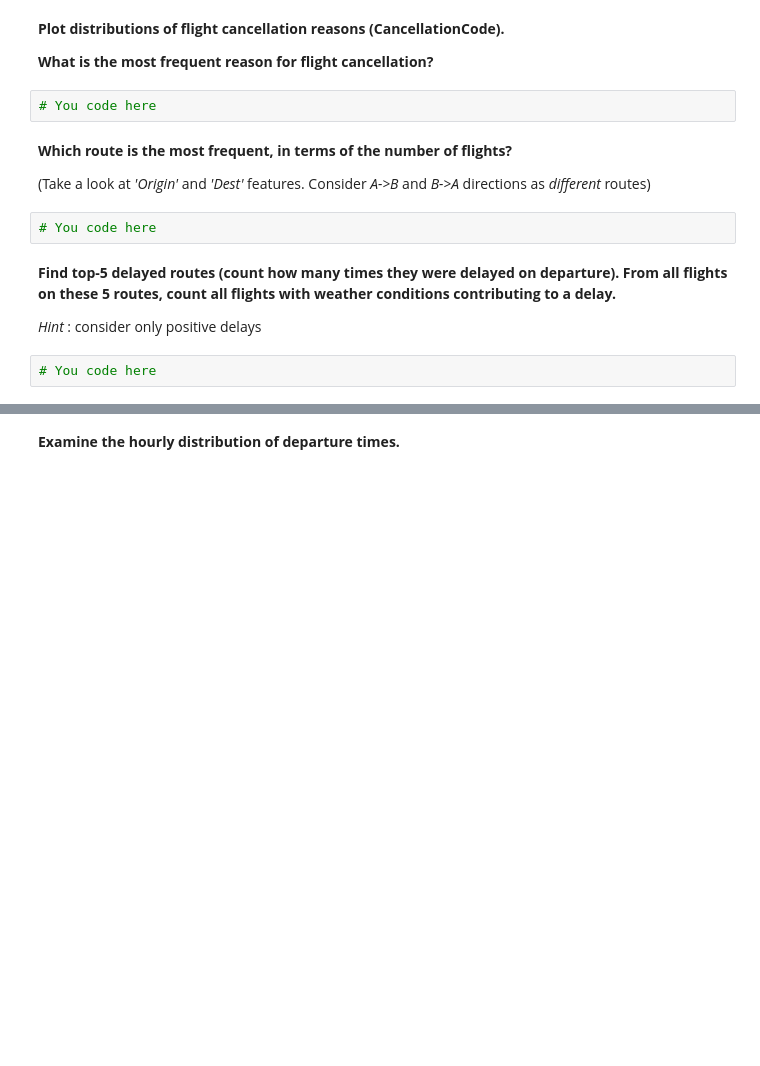
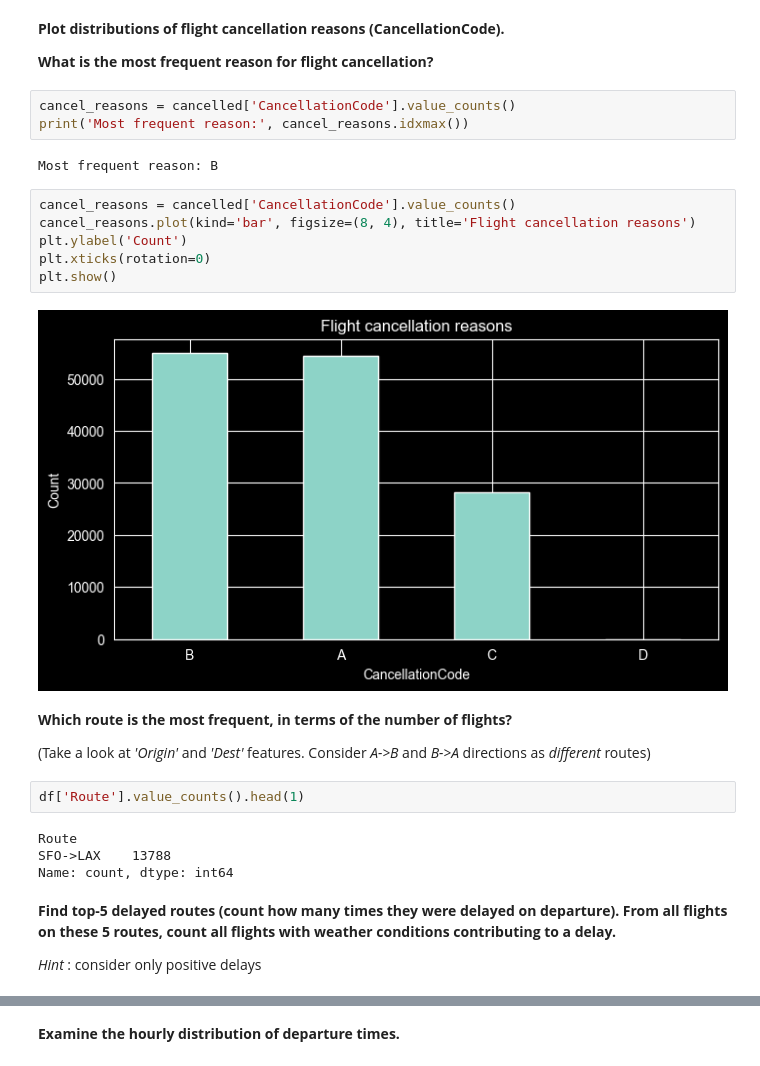
Before and after one commit to mentisVeritas/MLC, a Jupyter notebook: Homeworks/assignment_EDA.ipynb, the cells around one changed output, grey strips where cells are left out. Saved outputs shown, nothing was run; the diff lists cells and outputs as text; blank space fills up the shorter version.

```diff
--- a/Homeworks/assignment_EDA.ipynb
+++ b/Homeworks/assignment_EDA.ipynb
@@ -365,17 +358,30 @@ carrier# You code here
 **Plot distributions of flight cancellation reasons (CancellationCode).**
 
 **What is the most frequent reason for flight cancellation?**
-# %%
-# You code here
+# %%
+cancel_reasons = cancelled['CancellationCode'].value_counts()
+print('Most frequent reason:', cancel_reasons.idxmax())
+# %% [output]
+Most frequent reason: B
+# %%
+cancel_reasons = cancelled['CancellationCode'].value_counts()
+cancel_reasons.plot(kind='bar', figsize=(8, 4), title='Flight cancellation reasons')
+plt.ylabel('Count')
+plt.xticks(rotation=0)
+plt.show()
+# %% [output]
+[figure, added]
 # %% [markdown]
 **Which route is the most frequent, in terms of the number of flights?**
 
 (Take a look at _'Origin'_ and _'Dest'_ features. Consider _A->B_ and _B->A_ directions as _different_ routes)
-# %%
-# You code here
+# %%
+df['Route'].value_counts().head(1)
+# %% [output]
+Route
+SFO->LAX    13788
+Name: count, dtype: int64
 # %% [markdown]
 **Find top-5 delayed routes (count how many times they were delayed on departure). From all flights on these 5 routes, count all flights with weather conditions contributing to a delay.**
 
 _Hint_ : consider only positive delays
-# %%
-# You code here
```
Also changed, not shown: parts of 54 cells of this notebook, 1 other file.
